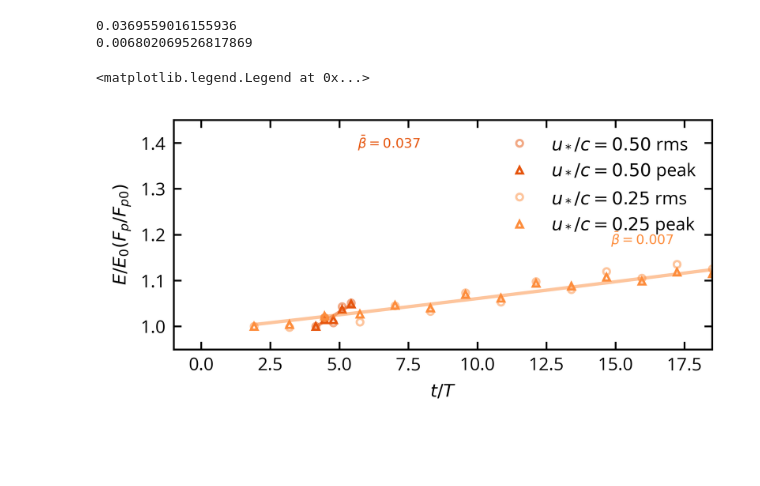
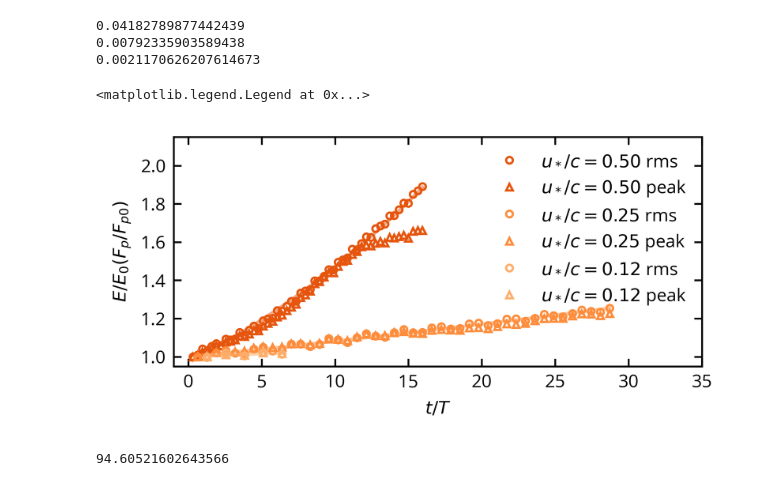
Before and after one commit to DeikeLab/jiarongw-postprocessing, a Jupyter notebook: jupyter_notebook/project_specific/turbulence/surface.ipynb, the cells around one changed output. Cells and saved outputs as stored; diff of their text form; code cells hidden in the pictures; blank space fills up the shorter version.

```diff
--- a/jupyter_notebook/project_specific/turbulence/surface.ipynb
+++ b/jupyter_notebook/project_specific/turbulence/surface.ipynb
@@ -1,37 +1,42 @@
 # %%
 """Wave growth plot"""
 
 fig = plt.figure(figsize=[4,2]); ax = plt.gca()
 
 """Plot the rms eta or the Fp"""
 def plotE(case, markercolor=plt.get_cmap('tab20c')(4)):
     T = 2*np.pi/case.wave.omega
     plt.plot(case.t/T, case.Erms/case.Erms[0], marker = 'o', mfc='none',
-             label=r'$u_*/c=%.2f$ rms' %(case.ustar/case.wave.c), lw=0, markersize=3, color=markercolor, alpha = 0.5)
+             label=r'$u_*/c=%.2f$ rms' %(case.ustar/case.wave.c), lw=0, markersize=3, color=markercolor, alpha = 1)
     plt.plot(case.t/T, case.Ep/case.Ep[0], color=markercolor, marker = '^', mfc='none',
              markeredgewidth=1, lw=0, markersize=3, label=r'$u_*/c=%.2f$ peak' %(case.ustar/case.wave.c))
 
 """Fit an exponential"""
 def fit_exponential(case, linecolor=plt.get_cmap('tab20c')(4)):
     T = 2*np.pi/case.wave.omega
-    case.wa, wb = np.polyfit(case.t/T, np.log(case.Ep/case.Ep[0]), 1)
+    case.wa, wb = np.polyfit(case.t/T, np.log(case.Erms/case.Erms[0]), 1)
     plt.plot(case.t/T, np.exp(case.wa*case.t/T+wb), color=linecolor, alpha = 0.5)
     print(case.wa)
 
-colorscheme = (plt.get_cmap('tab20c')(4),plt.get_cmap('tab20c')(5))
-for (case, color) in zip((case1,case2), colorscheme):
+colorscheme = (plt.get_cmap('tab20c')(4),plt.get_cmap('tab20c')(5), plt.get_cmap('tab20c')(6))
+for (case, color) in zip((case1,case2,case3), colorscheme):
     plotE(case, color)
     fit_exponential(case, color)
 
 
-ax.text(0.4, 0.9, r'$\bar{\beta} = %.3f$' % case1.wa, ha='center', va='center', rotation=0., fontsize=6,
-        color=plt.get_cmap('tab20c')(4), transform=ax.transAxes)
-ax.text(0.87, 0.48, r'$\bar{\beta} = %.3f$' % case2.wa, ha='center', va='center', rotation=0., fontsize=6,
-        color=plt.get_cmap('tab20c')(5), transform=ax.transAxes)
-plt.xlabel(r'$t/T$'); plt.ylabel(r'$E/E_0 (F_p/F_{p0})$'); plt.ylim([0.95,1.45]); plt.xlim([-1,18.5])
+# ax.text(0.4, 0.9, r'$\bar{\beta} = %.3f$' % case1.wa, ha='center', va='center', rotation=0., fontsize=6,
+#         color=plt.get_cmap('tab20c')(4), transform=ax.transAxes)
+# ax.text(0.87, 0.48, r'$\bar{\beta} = %.3f$' % case2.wa, ha='center', va='center', rotation=0., fontsize=6,
+#         color=plt.get_cmap('tab20c')(5), transform=ax.transAxes)
+plt.xlabel(r'$t/T$'); plt.ylabel(r'$E/E_0 (F_p/F_{p0})$'); plt.ylim([0.95,2.15]); plt.xlim([-1,35])
 plt.legend(loc='upper right')
 # %% [output]
-0.0369559016155936
-0.006802069526817869
+0.04182789877442439
+0.00792335903589438
+0.0021170626207614673
 <matplotlib.legend.Legend at 0x...>
-[figure, old version]
+[figure, new version]
+# %%
+12*(2*np.pi/case1.wave.omega)+57
+# %% [output]
+94.60521602643566
```
Also changed, not shown: parts of 4 cells of this notebook, 1 other file.
